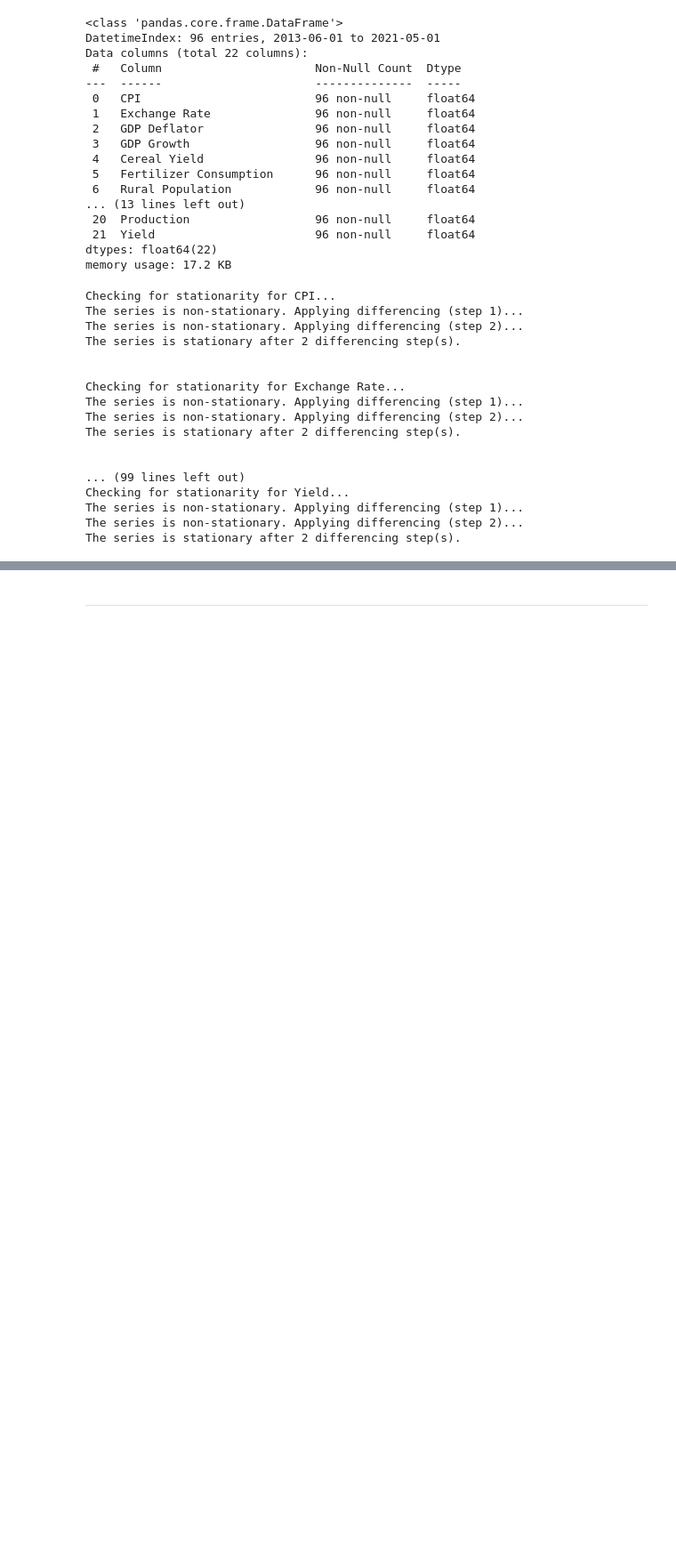
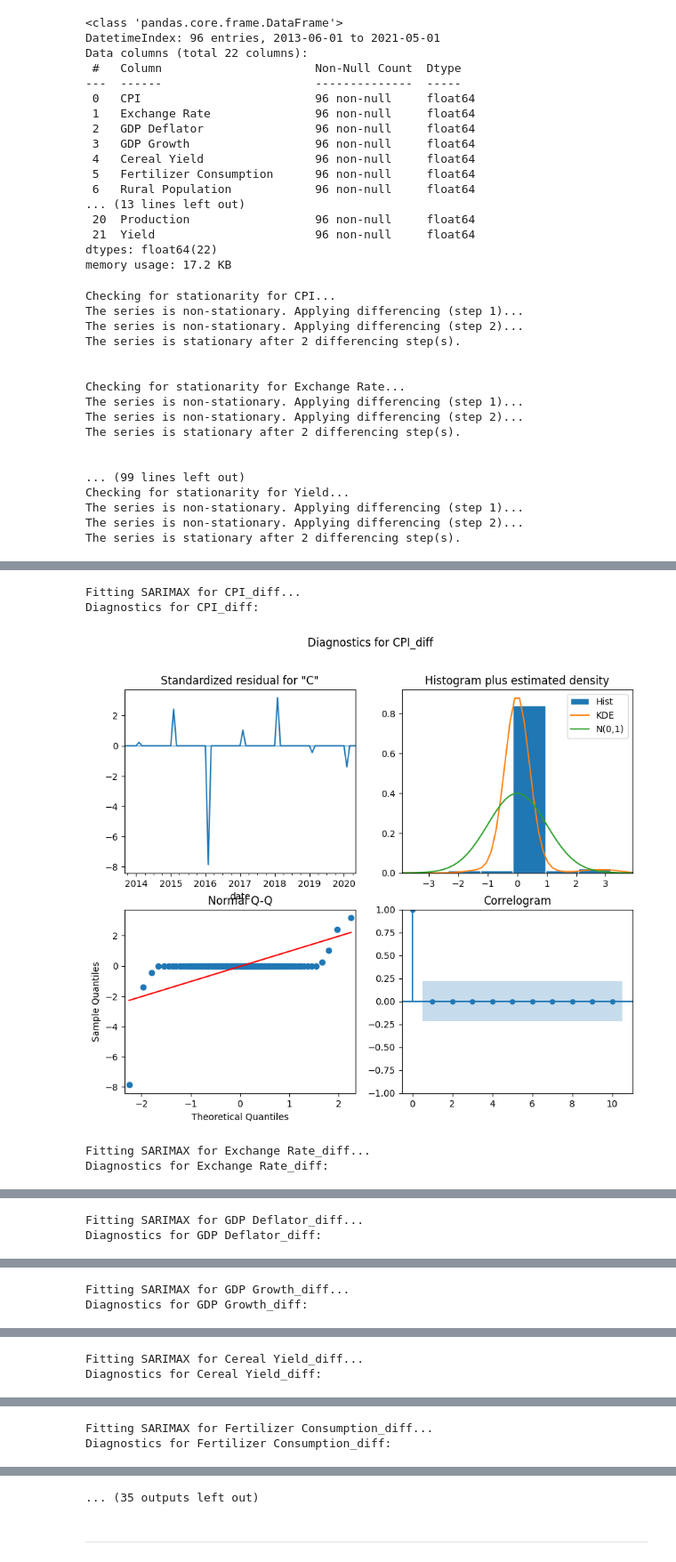
Before and after one commit to lukas-stamm/PAII, a Jupyter notebook: feature_prediction/features_potato.ipynb, the cells around one changed output, grey strips where cells are left out. Shown at 89% size. Saved outputs shown, nothing was run; the diff lists cells and outputs as text; code cells hidden in the pictures; blank space fills up the shorter version.

```diff
--- a/feature_prediction/features_potato.ipynb
+++ b/feature_prediction/features_potato.ipynb
@@ -132,3 +147,5 @@ features
 # split train test data. 12 months for test data
 train_data = features[:-12]
 test_data = features[-12:]
+# %%
+train_data = train_data.asfreq('MS')
@@ -159,0 +293,38 @@ def optimize_ARIMA(endog: Union[pd.Series, list], order_list: list, d: int) -> p
+# %%
+def fit_and_diagnose_sarimax_with_results(df, df_results, differencing_degrees):
+
+    fitted_models = {}
+
+    for col in df.columns:
+        print(f"Fitting SARIMAX for {col}...")
+
+        best_pq = df_results[col]['(p,q)'].iloc[0]  # First (p, q) from the sorted results
+        p, q = best_pq
+        d = differencing_degrees.get(col, 0)  # Get differencing degree
+
+        try:
+            # Fit SARIMAX model
+            model = SARIMAX(df[col], order=(p, d, q), simple_differencing=False)
+            model_fit = model.fit(disp=False)
+            fitted_models[col] = model_fit
+
+            # Plot diagnostics
+            print(f"Diagnostics for {col}:")
+            model_fit.plot_diagnostics(figsize=(10, 8))
+            plt.suptitle(f"Diagnostics for {col}")
+            plt.show()
+
+        except Exception as e:
+            print(f"Error fitting SARIMAX for {col}: {e}")
+            fitted_models[col] = None
+
+    return fitted_models
+
+
+fitted_models = fit_and_diagnose_sarimax_with_results(train_data, df_results, differencing_degrees)
+# %% [output]
+Fitting SARIMAX for CPI_diff...
+Diagnostics for CPI_diff:
+[figure, added]
+Fitting SARIMAX for Exchange Rate_diff...
+Diagnostics for Exchange Rate_diff:
@@ -159,0 +332,2 @@ def optimize_ARIMA(endog: Union[pd.Series, list], order_list: list, d: int) -> p
+Fitting SARIMAX for GDP Deflator_diff...
+Diagnostics for GDP Deflator_diff:
@@ -159,0 +335,2 @@ def optimize_ARIMA(endog: Union[pd.Series, list], order_list: list, d: int) -> p
+Fitting SARIMAX for GDP Growth_diff...
+Diagnostics for GDP Growth_diff:
@@ -159,0 +338,2 @@ def optimize_ARIMA(endog: Union[pd.Series, list], order_list: list, d: int) -> p
+Fitting SARIMAX for Cereal Yield_diff...
+Diagnostics for Cereal Yield_diff:
@@ -159,0 +341,2 @@ def optimize_ARIMA(endog: Union[pd.Series, list], order_list: list, d: int) -> p
+Fitting SARIMAX for Fertilizer Consumption_diff...
+Diagnostics for Fertilizer Consumption_diff:
@@ -160,2 +344,3 @@ def optimize_ARIMA(endog: Union[pd.Series, list], order_list: list, d: int) -> p
+... (35 outputs left out)
 # %% [markdown]
 ---
```
Also changed, not shown: parts of 7 cells of this notebook.
